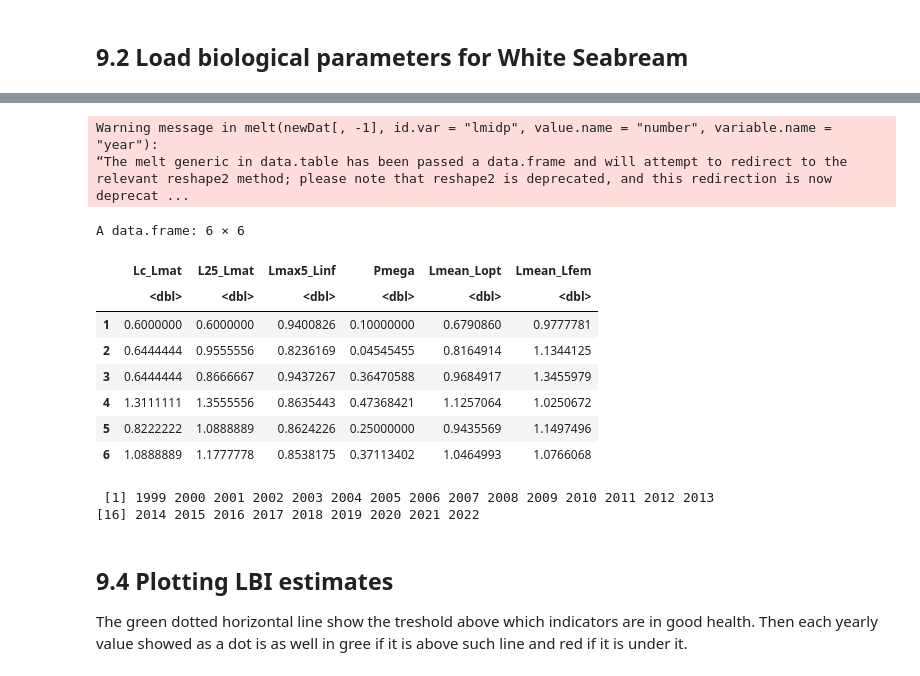
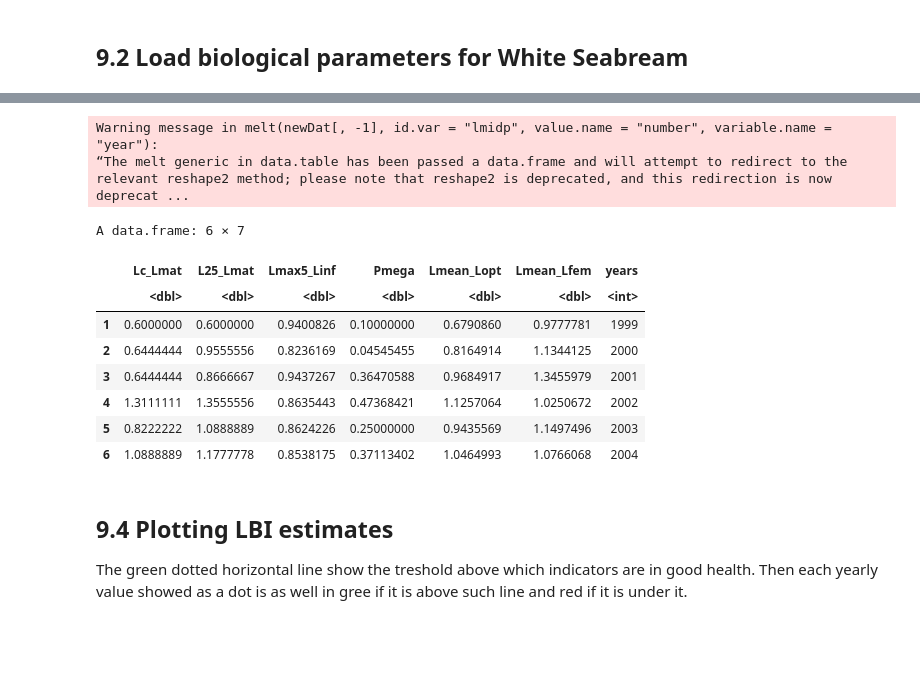
Before and after one commit to d2gex/lbm_seminary, a Jupyter notebook: lbms_workshop.ipynb, the cells around one changed output, grey strips where cells are left out. Drawn from its saved outputs; the diff is of its cells as text; code cells hidden in the pictures; blank space fills up the shorter version.

```diff
--- a/lbms_workshop.ipynb
+++ b/lbms_workshop.ipynb
@@ -252,24 +248,21 @@ The output object encapsulates the matrix of estimates and the vector of years.
 # %%
 lbi_algo <- Lbi$new(bio_params, exp_params, catch_weight_data)
 lbi_results <- lbi_algo$run()
-head(lbi_results$estimates)
+data <- lbi_results$estimates
+data$years <- lbi_results$years
+head(data)
 # %% [output]
 Warning message in melt(newDat[, -1], id.var = "lmidp", value.name = "number", variable.name = "year"):
 “The melt generic in data.table has been passed a data.frame and will attempt to redirect to the relevant reshape2 method; please note that reshape2 is deprecated, and this redirection is now deprecat ...
-A data.frame: 6 × 6
+A data.frame: 6 × 7
-|  | Lc_Lmat | L25_Lmat | Lmax5_Linf | Pmega | Lmean_Lopt | Lmean_Lfem |
-|  | <dbl> | <dbl> | <dbl> | <dbl> | <dbl> | <dbl> |
-| 1 | 0.6000000 | 0.6000000 | 0.9400826 | 0.10000000 | 0.6790860 | 0.9777781 |
-| 2 | 0.6444444 | 0.9555556 | 0.8236169 | 0.04545455 | 0.8164914 | 1.1344125 |
-| 3 | 0.6444444 | 0.8666667 | 0.9437267 | 0.36470588 | 0.9684917 | 1.3455979 |
-| 4 | 1.3111111 | 1.3555556 | 0.8635443 | 0.47368421 | 1.1257064 | 1.0250672 |
-| 5 | 0.8222222 | 1.0888889 | 0.8624226 | 0.25000000 | 0.9435569 | 1.1497496 |
-| 6 | 1.0888889 | 1.1777778 | 0.8538175 | 0.37113402 | 1.0464993 | 1.0766068 |
+|  | Lc_Lmat | L25_Lmat | Lmax5_Linf | Pmega | Lmean_Lopt | Lmean_Lfem | years |
+|  | <dbl> | <dbl> | <dbl> | <dbl> | <dbl> | <dbl> | <int> |
+| 1 | 0.6000000 | 0.6000000 | 0.9400826 | 0.10000000 | 0.6790860 | 0.9777781 | 1999 |
+| 2 | 0.6444444 | 0.9555556 | 0.8236169 | 0.04545455 | 0.8164914 | 1.1344125 | 2000 |
+| 3 | 0.6444444 | 0.8666667 | 0.9437267 | 0.36470588 | 0.9684917 | 1.3455979 | 2001 |
+| 4 | 1.3111111 | 1.3555556 | 0.8635443 | 0.47368421 | 1.1257064 | 1.0250672 | 2002 |
+| 5 | 0.8222222 | 1.0888889 | 0.8624226 | 0.25000000 | 0.9435569 | 1.1497496 | 2003 |
+| 6 | 1.0888889 | 1.1777778 | 0.8538175 | 0.37113402 | 1.0464993 | 1.0766068 | 2004 |
-# %%
-lbi_results$years
-# %% [output]
- [1] 1999 2000 2001 2002 2003 2004 2005 2006 2007 2008 2009 2010 2011 2012 2013
-[16] 2014 2015 2016 2017 2018 2019 2020 2021 2022
 # %% [markdown]
 ## 9.4 Plotting LBI estimates
 
```
Also changed, not shown: parts of 13 cells of this notebook, 3 other files.
